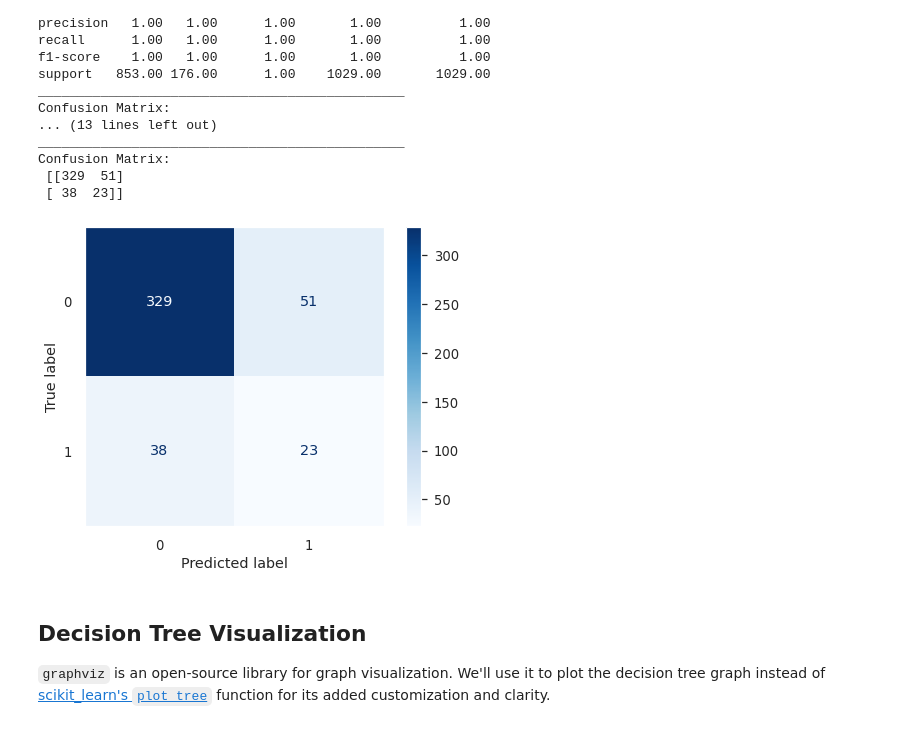
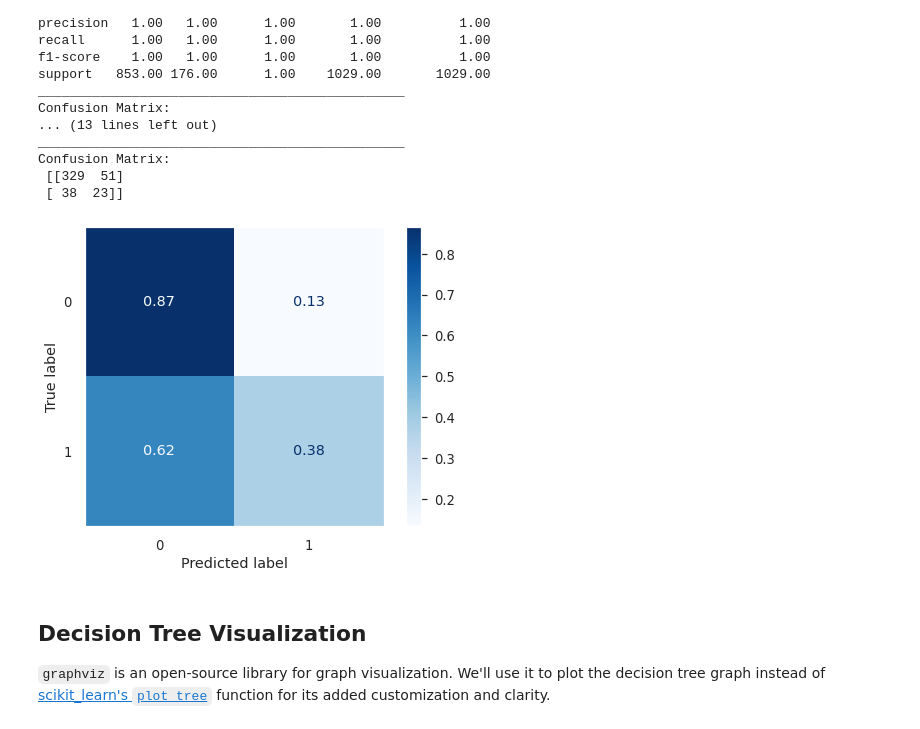
Before and after one commit to GUC-DM/W2020, a Jupyter notebook: lab_content/Lab_06_Complete.ipynb, the cells around one changed output. Drawn from its saved outputs; the diff is of its cells as text; code cells hidden in the pictures.

```diff
--- a/lab_content/Lab_06_Complete.ipynb
+++ b/lab_content/Lab_06_Complete.ipynb
@@ -403,10 +403,10 @@ Confusion Matrix:
 # %%
 from sklearn.metrics import plot_confusion_matrix
 
-plot_confusion_matrix(tree_clf, X_test, y_test, cmap='Blues')
+plot_confusion_matrix(tree_clf, X_test, y_test, cmap='Blues', normalize='true')
 plt.grid(False)
 # %% [output]
-[figure, old version]
+[figure, new version]
 # %% [markdown]
 ## Decision Tree Visualization
 
```
Also changed, not shown: parts of 4 cells of this notebook, 1 other file.
